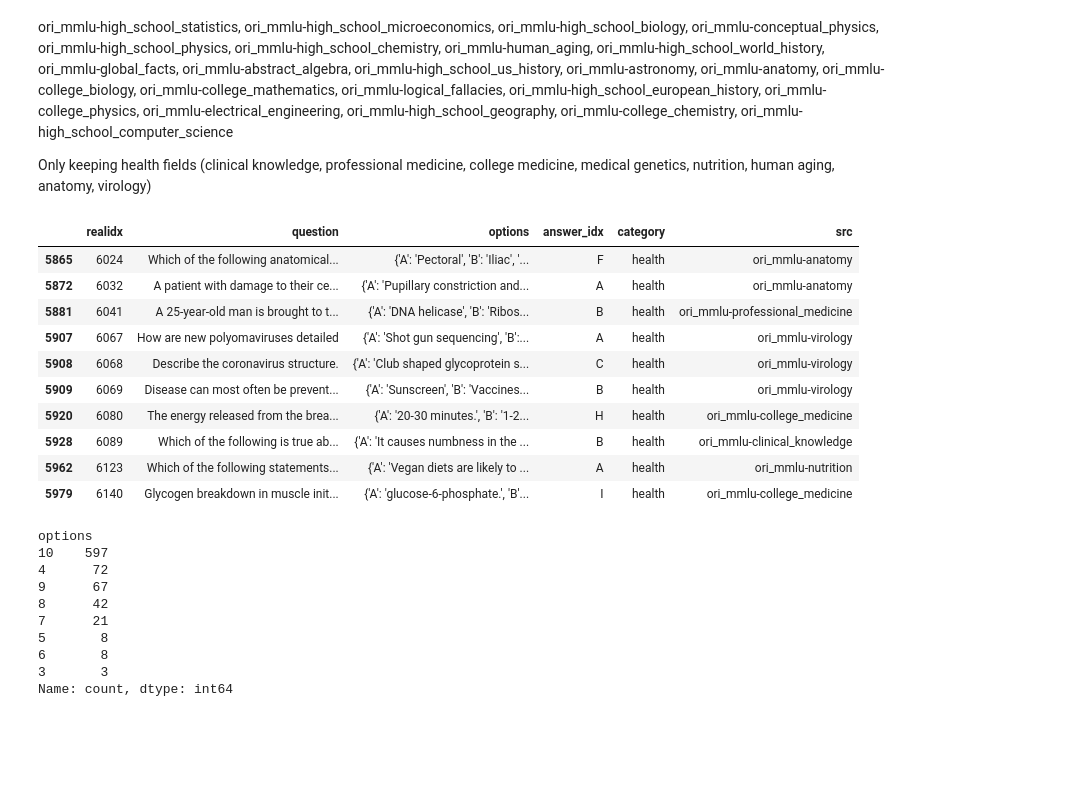
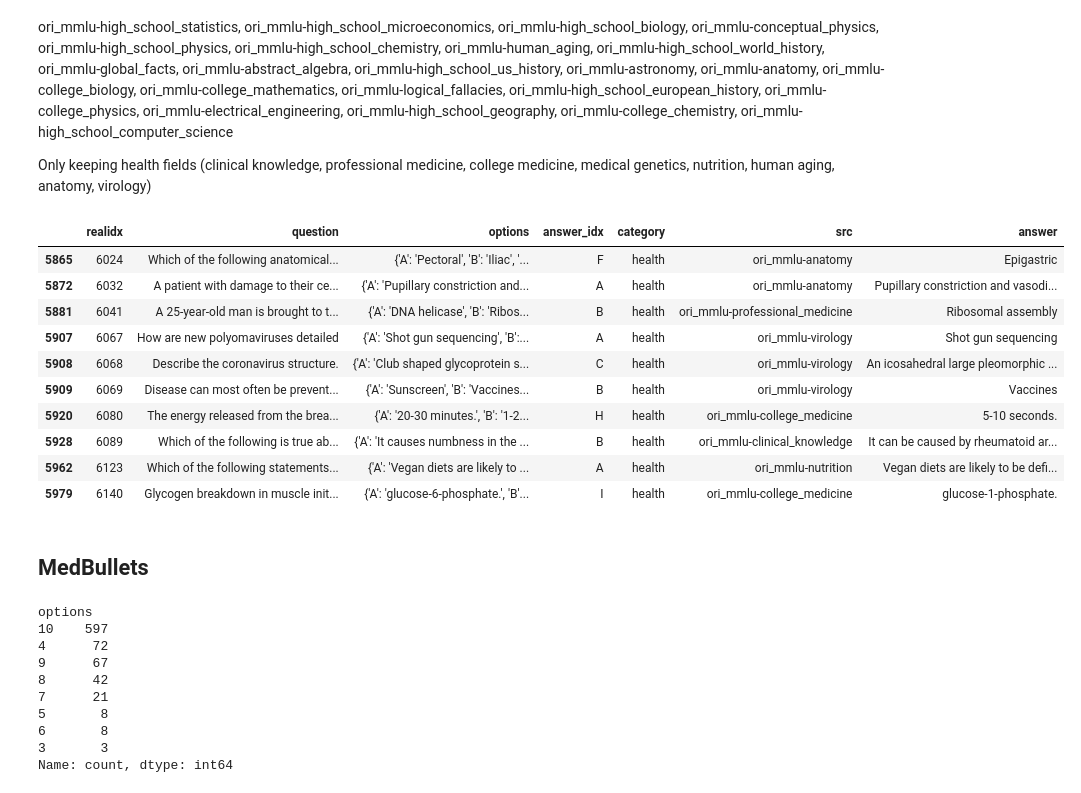
Before and after one commit to mahdi-shafiei/MedAgents-2, a Jupyter notebook: preprocess.ipynb, the cells around one changed output. Saved outputs shown, nothing was run; the diff lists cells and outputs as text; code cells hidden in the pictures; blank space fills up the shorter version.

```diff
--- a/preprocess.ipynb
+++ b/preprocess.ipynb
@@ -371,45 +378,48 @@ mmlu_pro_train_set = mmlu_pro_train_set[mmlu_pro_train_set['category'].isin(['he
 
 mmlu_pro_train_set.rename(columns={'question_id': 'realidx', 'question': 'question', 'options': 'options', 'answer': 'answer_idx'}, inplace=True)
 mmlu_pro_train_set['options'] = mmlu_pro_train_set['options'].apply(lambda x: {options_map[i]: x[i] for i in range(len(x))})
-
+mmlu_pro_train_set['answer'] = mmlu_pro_train_set.apply(lambda row: row['options'][row['answer_idx']], axis=1)
 mmlu_pro_train_set.drop(columns=['cot_content', 'answer_index'], inplace=True)
 
 # save mmlu pro train set
 save_as_jsonl(mmlu_pro_train_set.to_dict(orient='records'), os.path.join('./data/mmlu-pro', 'train.jsonl'))
 save_as_jsonl(mmlu_pro_train_set.to_dict(orient='records'), os.path.join('./data/mmlu', 'train.jsonl'))
 
 
 mmlu_pro_test_set = load_dataset('TIGER-Lab/MMLU-Pro')['test']
 mmlu_pro_test_set = mmlu_pro_test_set.to_pandas()
 
 # to include: ori_mmlu-clinical_knowledge ori_mmlu-professional_medicine, ori_mmlu-college_medicine, ori_mmlu-medical_genetics, ori_mmlu-nutrition, ori_mmlu-human_aging, ori_mmlu-anatomy, ori_mmlu-virology
 mmlu_pro_test_set = mmlu_pro_test_set[mmlu_pro_test_set['category'].isin(['health'])]
 
 mmlu_pro_test_set.rename(columns={'question_id': 'realidx', 'question': 'question', 'options': 'options', 'answer': 'answer_idx'}, inplace=True)
 mmlu_pro_test_set['options'] = mmlu_pro_test_set['options'].apply(lambda x: {options_map[i]: x[i] for i in range(len(x))})
 
 mmlu_pro_test_set.drop(columns=['cot_content', 'answer_index'], inplace=True)
+mmlu_pro_test_set['answer'] = mmlu_pro_test_set.apply(lambda row: row['options'][row['answer_idx']], axis=1)
 mmlu_pro_test_set.head(10)
 
 # save mmlu pro test set
 save_as_jsonl(mmlu_pro_test_set.to_dict(orient='records'), os.path.join('./data/mmlu-pro', 'test.jsonl'))
 
 sampled_df = mmlu_pro_test_set.sample(50, random_state=42).sort_values(by='realidx')
 sampled_50_mmlu_pro = sampled_df.to_dict(orient='records')
 
 # save mmlu pro test set
 save_as_jsonl(sampled_50_mmlu_pro, os.path.join('./data/mmlu-pro', 'sampled_50.jsonl'))
 
 sampled_df.head(10)
 # %% [output]
-|  | realidx | question | options | answer_idx | category | src |
-| 5865 | 6024 | Which of the following anatomical... | {'A': 'Pectoral', 'B': 'Iliac', '... | F | health | ori_mmlu-anatomy |
-| 5872 | 6032 | A patient with damage to their ce... | {'A': 'Pupillary constriction and... | A | health | ori_mmlu-anatomy |
-| 5881 | 6041 | A 25-year-old man is brought to t... | {'A': 'DNA helicase', 'B': 'Ribos... | B | health | ori_mmlu-professional_medicine |
-| 5907 | 6067 | How are new polyomaviruses detailed | {'A': 'Shot gun sequencing', 'B':... | A | health | ori_mmlu-virology |
-| 5908 | 6068 | Describe the coronavirus structure. | {'A': 'Club shaped glycoprotein s... | C | health | ori_mmlu-virology |
-| 5909 | 6069 | Disease can most often be prevent... | {'A': 'Sunscreen', 'B': 'Vaccines... | B | health | ori_mmlu-virology |
-| 5920 | 6080 | The energy released from the brea... | {'A': '20-30 minutes.', 'B': '1-2... | H | health | ori_mmlu-college_medicine |
-| 5928 | 6089 | Which of the following is true ab... | {'A': 'It causes numbness in the ... | B | health | ori_mmlu-clinical_knowledge |
-| 5962 | 6123 | Which of the following statements... | {'A': 'Vegan diets are likely to ... | A | health | ori_mmlu-nutrition |
-| 5979 | 6140 | Glycogen breakdown in muscle init... | {'A': 'glucose-6-phosphate.', 'B'... | I | health | ori_mmlu-college_medicine |
+|  | realidx | question | options | answer_idx | category | src | answer |
+| 5865 | 6024 | Which of the following anatomical... | {'A': 'Pectoral', 'B': 'Iliac', '... | F | health | ori_mmlu-anatomy | Epigastric |
+| 5872 | 6032 | A patient with damage to their ce... | {'A': 'Pupillary constriction and... | A | health | ori_mmlu-anatomy | Pupillary constriction and vasodi... |
+| 5881 | 6041 | A 25-year-old man is brought to t... | {'A': 'DNA helicase', 'B': 'Ribos... | B | health | ori_mmlu-professional_medicine | Ribosomal assembly |
+| 5907 | 6067 | How are new polyomaviruses detailed | {'A': 'Shot gun sequencing', 'B':... | A | health | ori_mmlu-virology | Shot gun sequencing |
+| 5908 | 6068 | Describe the coronavirus structure. | {'A': 'Club shaped glycoprotein s... | C | health | ori_mmlu-virology | An icosahedral large pleomorphic ... |
+| 5909 | 6069 | Disease can most often be prevent... | {'A': 'Sunscreen', 'B': 'Vaccines... | B | health | ori_mmlu-virology | Vaccines |
+| 5920 | 6080 | The energy released from the brea... | {'A': '20-30 minutes.', 'B': '1-2... | H | health | ori_mmlu-college_medicine | 5-10 seconds. |
+| 5928 | 6089 | Which of the following is true ab... | {'A': 'It causes numbness in the ... | B | health | ori_mmlu-clinical_knowledge | It can be caused by rheumatoid ar... |
+| 5962 | 6123 | Which of the following statements... | {'A': 'Vegan diets are likely to ... | A | health | ori_mmlu-nutrition | Vegan diets are likely to be defi... |
+| 5979 | 6140 | Glycogen breakdown in muscle init... | {'A': 'glucose-6-phosphate.', 'B'... | I | health | ori_mmlu-college_medicine | glucose-1-phosphate. |
+# %% [markdown]
+## MedBullets
```
Also changed, not shown: parts of 5 cells of this notebook, 28 other files.
